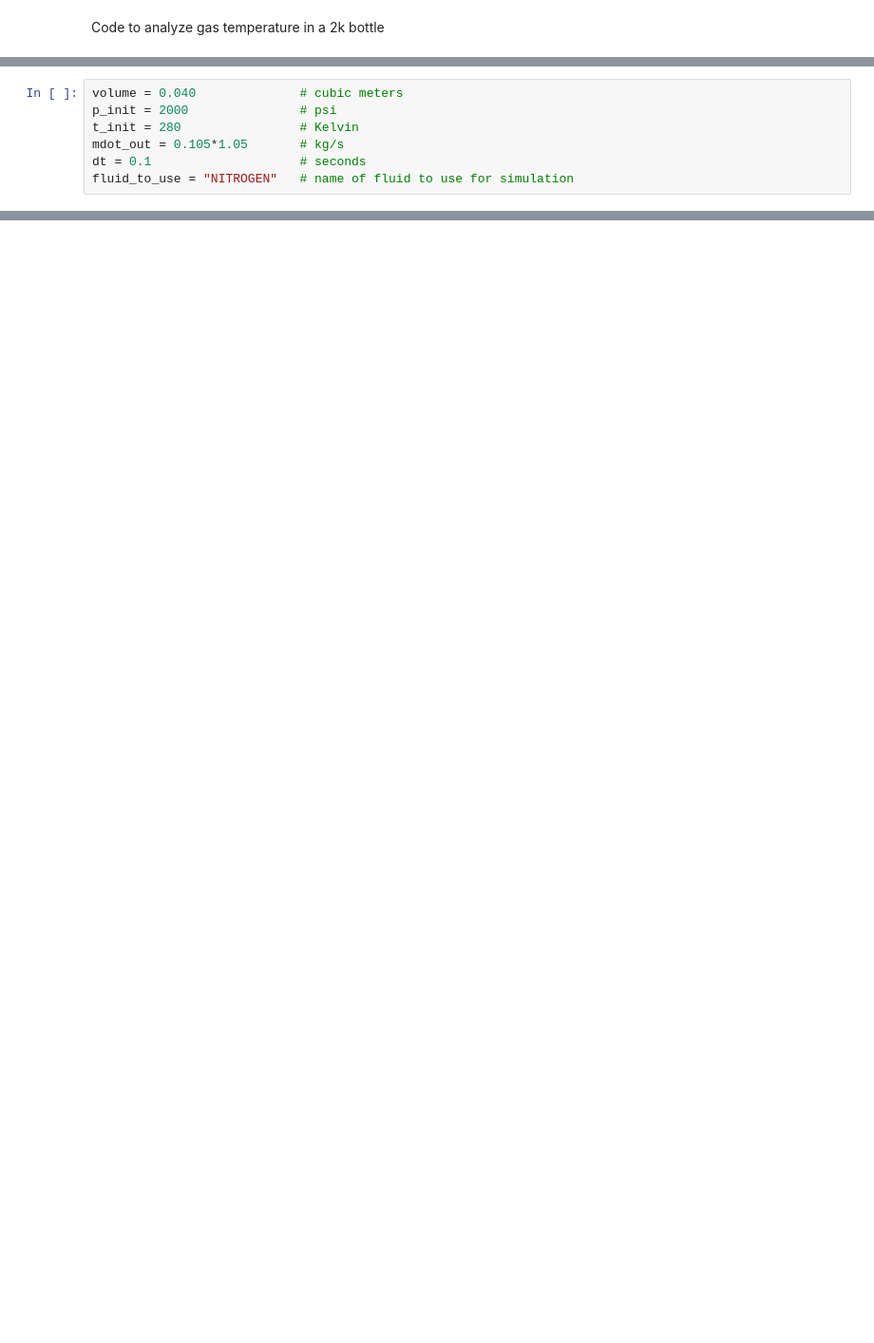
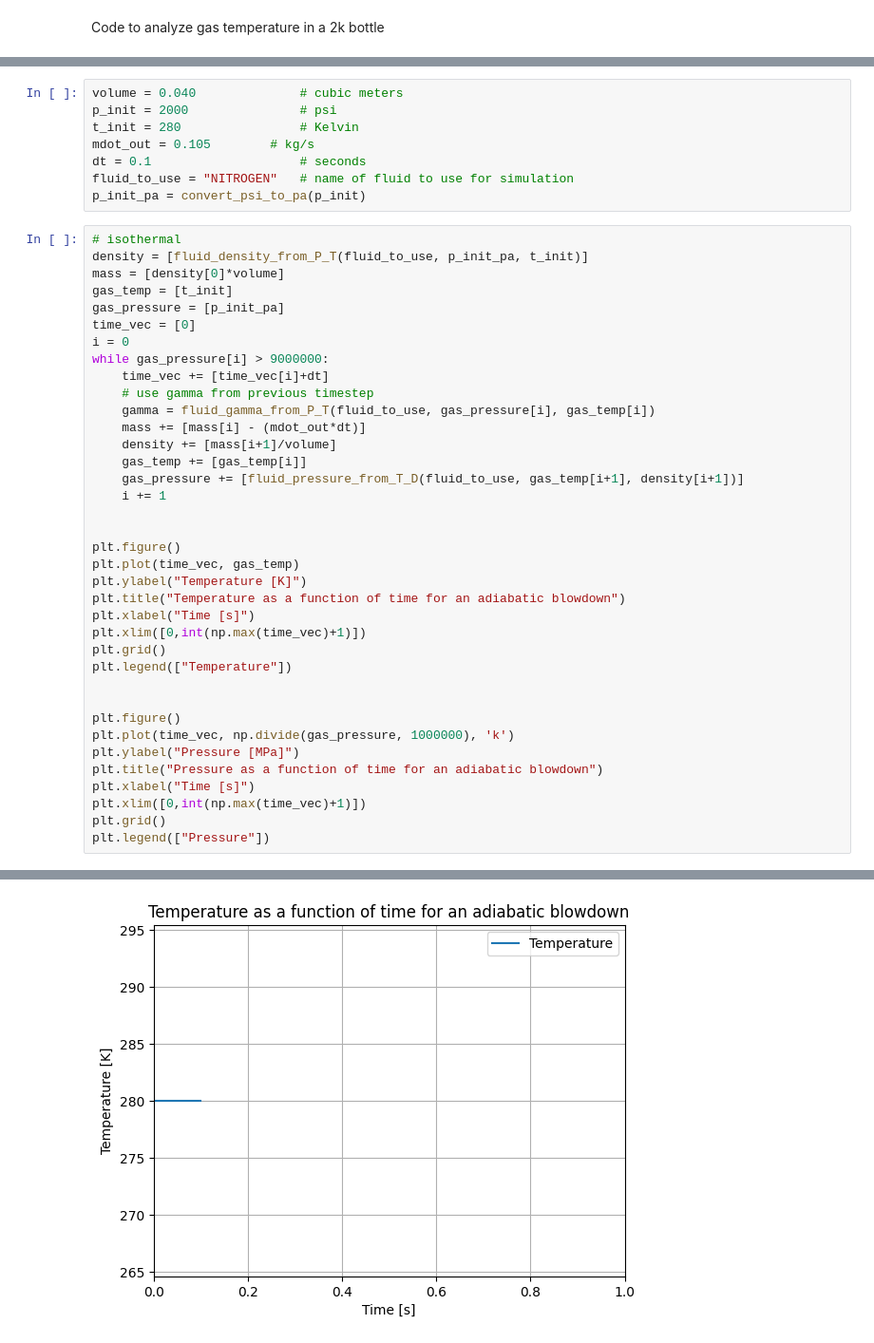
Before and after one commit to masa-umich/mcnugget, a Jupyter notebook: mcnugget/bottle_discharge_.ipynb, the cells around one changed output, grey strips where cells are left out. Shown at 95% size. Cells and saved outputs as stored; diff of their text form; blank space fills up the shorter version.

Commit message:
finished adiabatic calc, starting isothermal, its breaking, pls fix

```diff
--- a/mcnugget/bottle_discharge_.ipynb
+++ b/mcnugget/bottle_discharge_.ipynb
@@ -57,6 +88,45 @@ print(out)
 volume = 0.040				# cubic meters
 p_init = 2000				# psi
 t_init = 280				# Kelvin
-mdot_out = 0.105*1.05 		# kg/s
+mdot_out = 0.105 		# kg/s
 dt = 0.1					# seconds
 fluid_to_use = "NITROGEN"	# name of fluid to use for simulation
+p_init_pa = convert_psi_to_pa(p_init)
+# %%
+# isothermal
+density = [fluid_density_from_P_T(fluid_to_use, p_init_pa, t_init)]
+mass = [density[0]*volume]
+gas_temp = [t_init]
+gas_pressure = [p_init_pa]
+time_vec = [0]
+i = 0
+while gas_pressure[i] > 9000000:
+	time_vec += [time_vec[i]+dt]
+	# use gamma from previous timestep
+	gamma = fluid_gamma_from_P_T(fluid_to_use, gas_pressure[i], gas_temp[i])
+	mass += [mass[i] - (mdot_out*dt)]
+	density += [mass[i+1]/volume]
+	gas_temp += [gas_temp[i]]
+	gas_pressure += [fluid_pressure_from_T_D(fluid_to_use, gas_temp[i+1], density[i+1])]
+	i += 1
+
+
+plt.figure()
+plt.plot(time_vec, gas_temp)
+plt.ylabel("Temperature [K]")
+plt.title("Temperature as a function of time for an adiabatic blowdown")
+plt.xlabel("Time [s]")
+plt.xlim([0,int(np.max(time_vec)+1)])
+plt.grid()
+plt.legend(["Temperature"])
+
+
+plt.figure()
+plt.plot(time_vec, np.divide(gas_pressure, 1000000), 'k')
+plt.ylabel("Pressure [MPa]")
+plt.title("Pressure as a function of time for an adiabatic blowdown")
+plt.xlabel("Time [s]")
+plt.xlim([0,int(np.max(time_vec)+1)])
+plt.grid()
+plt.legend(["Pressure"])
+# %% [output]
@@ -62,0 +134 @@ fluid_to_use = "NITROGEN"	# name of fluid to use for simulation
+[figure, added]
```
Also changed, not shown: parts of 5 cells of this notebook.
